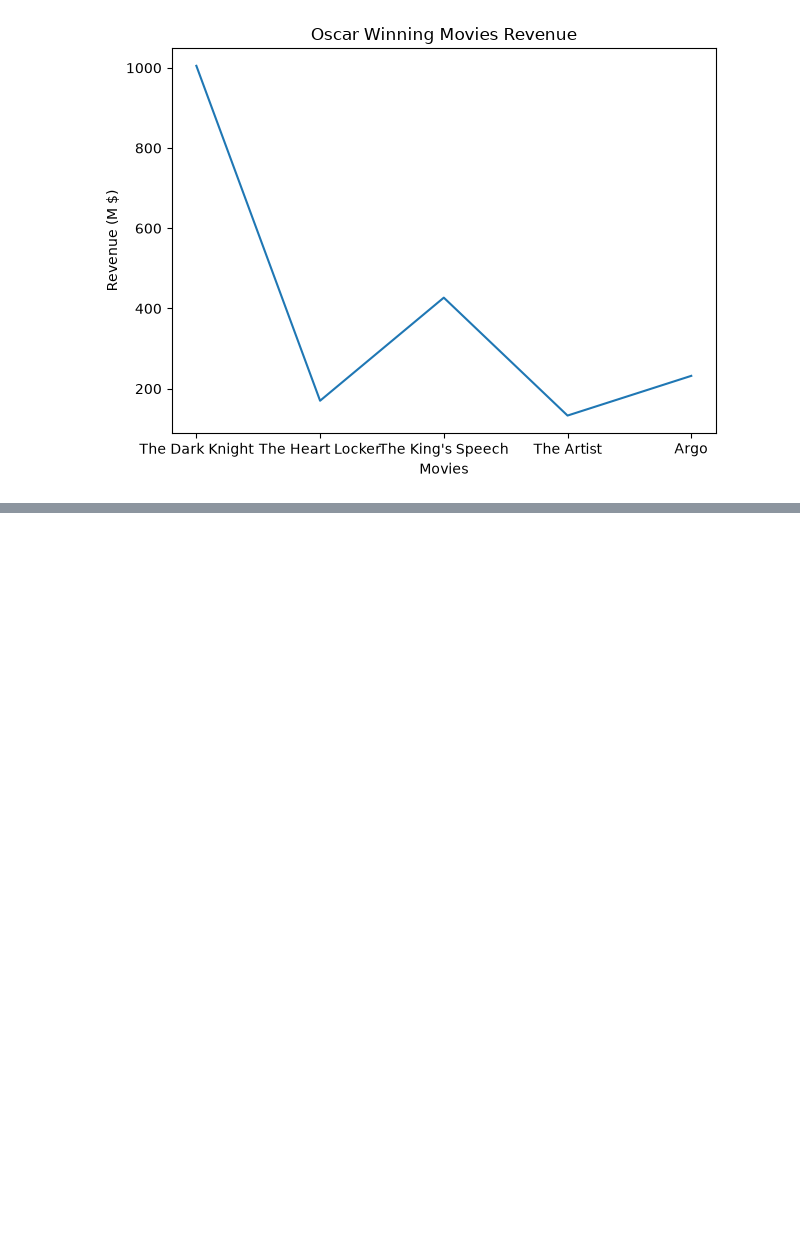
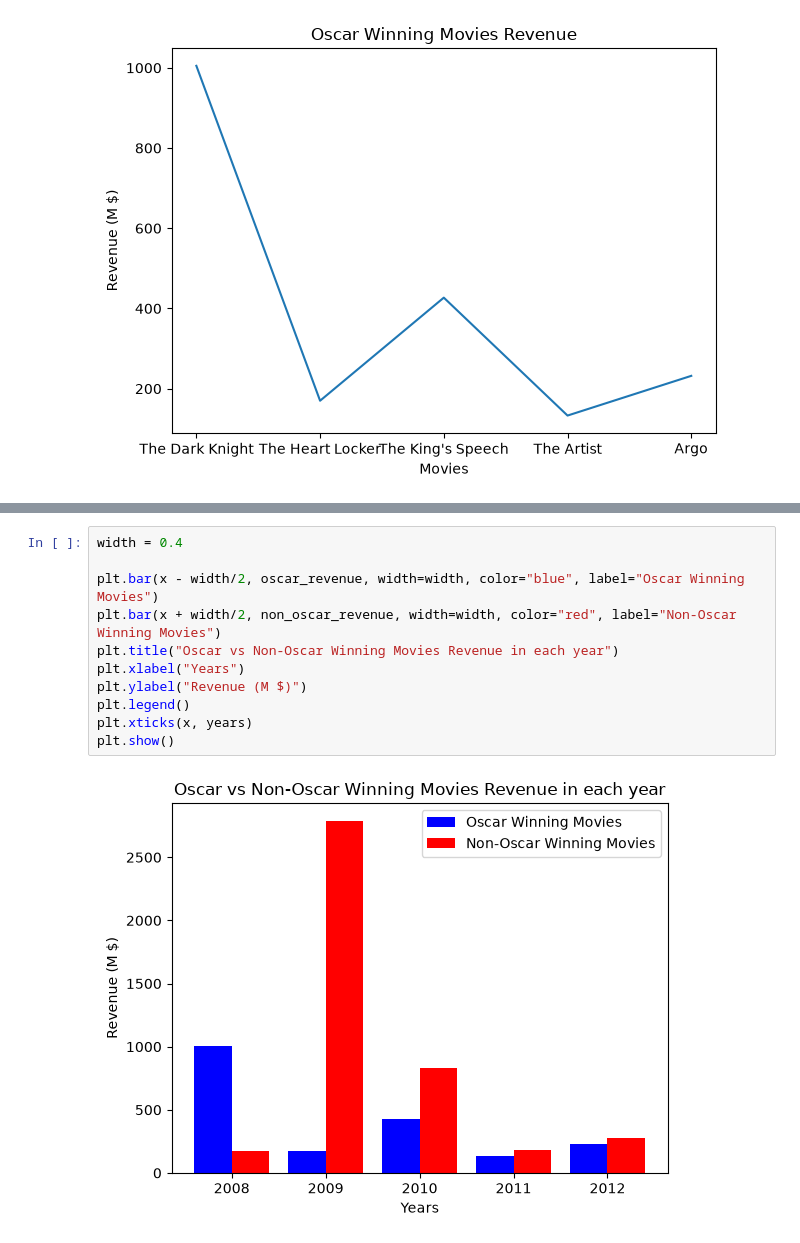
Before and after one commit to md-zeon/Data-Visualization, a Jupyter notebook: matplotlib.ipynb, the cells around one changed output, grey strips where cells are left out. Saved outputs shown, nothing was run; the diff lists cells and outputs as text; blank space fills up the shorter version.

```diff
--- a/matplotlib.ipynb
+++ b/matplotlib.ipynb
@@ -114,0 +134,13 @@ plt.savefig("oscar_revenue.png", dpi=300, bbox_inches='tight')
+# %%
+width = 0.4
+
+plt.bar(x - width/2, oscar_revenue, width=width, color="blue", label="Oscar Winning Movies")
+plt.bar(x + width/2, non_oscar_revenue, width=width, color="red", label="Non-Oscar Winning Movies")
+plt.title("Oscar vs Non-Oscar Winning Movies Revenue in each year")
+plt.xlabel("Years")
+plt.ylabel("Revenue (M $)")
+plt.legend()
+plt.xticks(x, years)
+plt.show()
+# %% [output]
+[figure, added]
```
Also changed, not shown: parts of 4 cells of this notebook.
